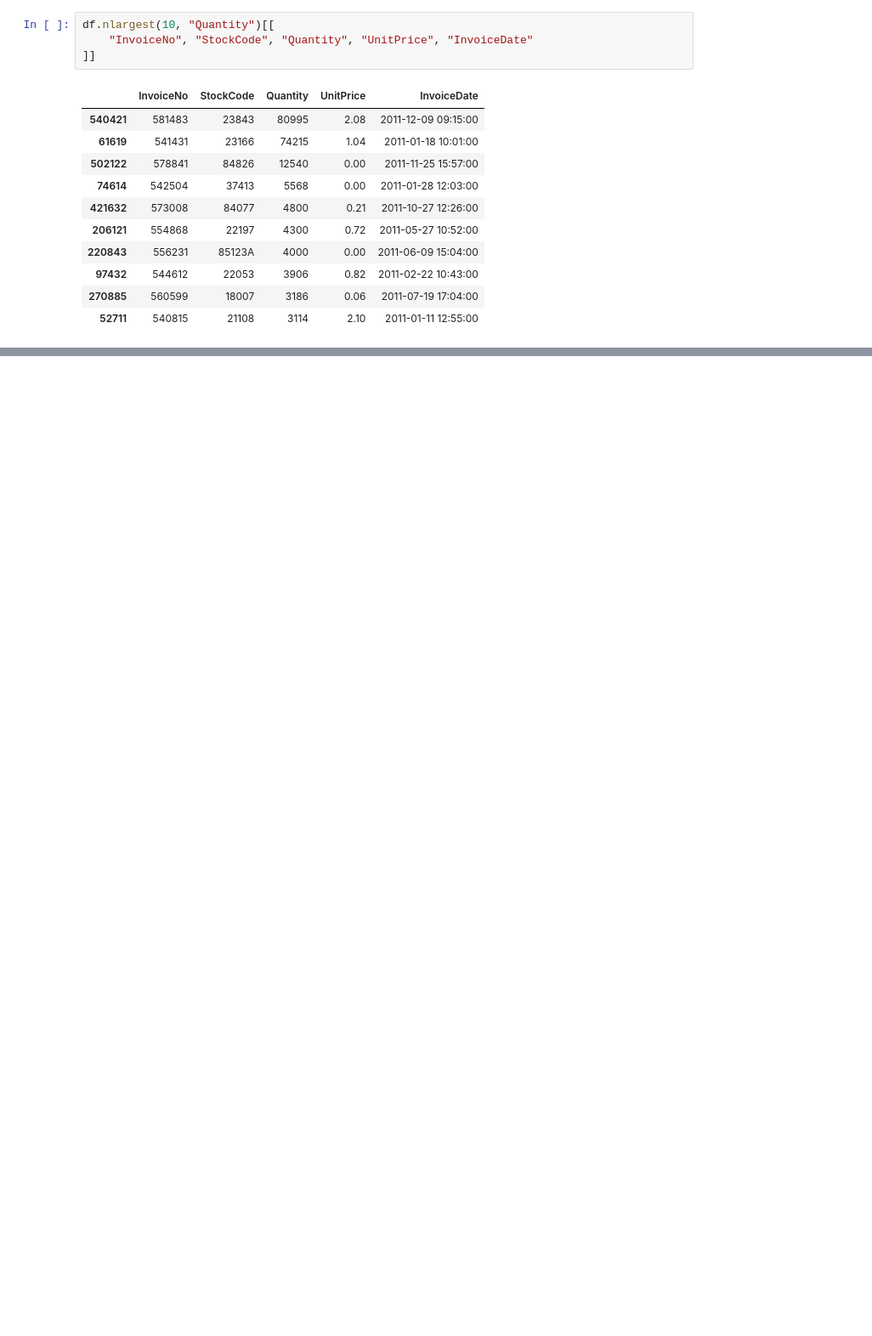
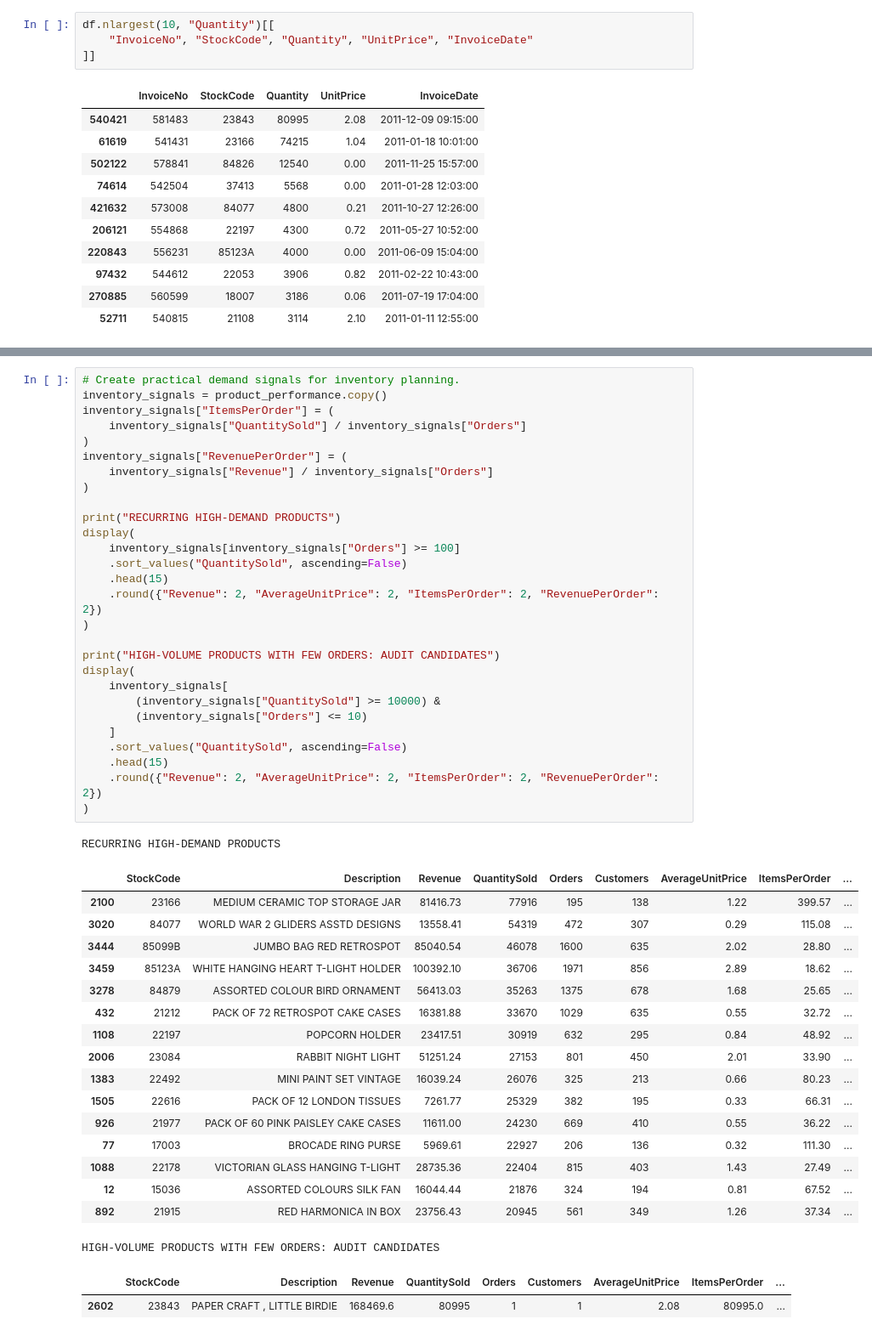
Before and after one commit to KaranMondal/AI-Powered-Retail--Data-Analysis, a Jupyter notebook: RetailDataAnalysis.ipynb, the cells around one changed output, grey strips where cells are left out. Shown at 85% size. Saved outputs shown, nothing was run; the diff lists cells and outputs as text; blank space fills up the shorter version.

```diff
--- a/RetailDataAnalysis.ipynb
+++ b/RetailDataAnalysis.ipynb
@@ -108,0 +375,49 @@ Rows removed from sales dataset: 150,623
+# %%
+# Create practical demand signals for inventory planning.
+inventory_signals = product_performance.copy()
+inventory_signals["ItemsPerOrder"] = (
+    inventory_signals["QuantitySold"] / inventory_signals["Orders"]
+)
+inventory_signals["RevenuePerOrder"] = (
+    inventory_signals["Revenue"] / inventory_signals["Orders"]
+)
+
+print("RECURRING HIGH-DEMAND PRODUCTS")
+display(
+    inventory_signals[inventory_signals["Orders"] >= 100]
+    .sort_values("QuantitySold", ascending=False)
+    .head(15)
+    .round({"Revenue": 2, "AverageUnitPrice": 2, "ItemsPerOrder": 2, "RevenuePerOrder": 2})
+)
+
+print("HIGH-VOLUME PRODUCTS WITH FEW ORDERS: AUDIT CANDIDATES")
+display(
+    inventory_signals[
+        (inventory_signals["QuantitySold"] >= 10000) &
+        (inventory_signals["Orders"] <= 10)
+    ]
+    .sort_values("QuantitySold", ascending=False)
+    .head(15)
+    .round({"Revenue": 2, "AverageUnitPrice": 2, "ItemsPerOrder": 2, "RevenuePerOrder": 2})
+)
+# %% [output]
+RECURRING HIGH-DEMAND PRODUCTS
+|  | StockCode | Description | Revenue | QuantitySold | Orders | Customers | AverageUnitPrice | ItemsPerOrder | ... |
+| 2100 | 23166 | MEDIUM CERAMIC TOP STORAGE JAR | 81416.73 | 77916 | 195 | 138 | 1.22 | 399.57 | ... |
+| 3020 | 84077 | WORLD WAR 2 GLIDERS ASSTD DESIGNS | 13558.41 | 54319 | 472 | 307 | 0.29 | 115.08 | ... |
+| 3444 | 85099B | JUMBO BAG RED RETROSPOT | 85040.54 | 46078 | 1600 | 635 | 2.02 | 28.80 | ... |
+| 3459 | 85123A | WHITE HANGING HEART T-LIGHT HOLDER | 100392.10 | 36706 | 1971 | 856 | 2.89 | 18.62 | ... |
+| 3278 | 84879 | ASSORTED COLOUR BIRD ORNAMENT | 56413.03 | 35263 | 1375 | 678 | 1.68 | 25.65 | ... |
+| 432 | 21212 | PACK OF 72 RETROSPOT CAKE CASES | 16381.88 | 33670 | 1029 | 635 | 0.55 | 32.72 | ... |
+| 1108 | 22197 | POPCORN HOLDER | 23417.51 | 30919 | 632 | 295 | 0.84 | 48.92 | ... |
+| 2006 | 23084 | RABBIT NIGHT LIGHT | 51251.24 | 27153 | 801 | 450 | 2.01 | 33.90 | ... |
+| 1383 | 22492 | MINI PAINT SET VINTAGE | 16039.24 | 26076 | 325 | 213 | 0.66 | 80.23 | ... |
+| 1505 | 22616 | PACK OF 12 LONDON TISSUES | 7261.77 | 25329 | 382 | 195 | 0.33 | 66.31 | ... |
+| 926 | 21977 | PACK OF 60 PINK PAISLEY CAKE CASES | 11611.00 | 24230 | 669 | 410 | 0.55 | 36.22 | ... |
+| 77 | 17003 | BROCADE RING PURSE | 5969.61 | 22927 | 206 | 136 | 0.32 | 111.30 | ... |
+| 1088 | 22178 | VICTORIAN GLASS HANGING T-LIGHT | 28735.36 | 22404 | 815 | 403 | 1.43 | 27.49 | ... |
+| 12 | 15036 | ASSORTED COLOURS SILK FAN | 16044.44 | 21876 | 324 | 194 | 0.81 | 67.52 | ... |
+| 892 | 21915 | RED HARMONICA IN BOX | 23756.43 | 20945 | 561 | 349 | 1.26 | 37.34 | ... |
+HIGH-VOLUME PRODUCTS WITH FEW ORDERS: AUDIT CANDIDATES
+|  | StockCode | Description | Revenue | QuantitySold | Orders | Customers | AverageUnitPrice | ItemsPerOrder | ... |
+| 2602 | 23843 | PAPER CRAFT , LITTLE BIRDIE | 168469.6 | 80995 | 1 | 1 | 2.08 | 80995.0 | ... |
```
Also changed, not shown: parts of 11 cells of this notebook, 2 other files.
